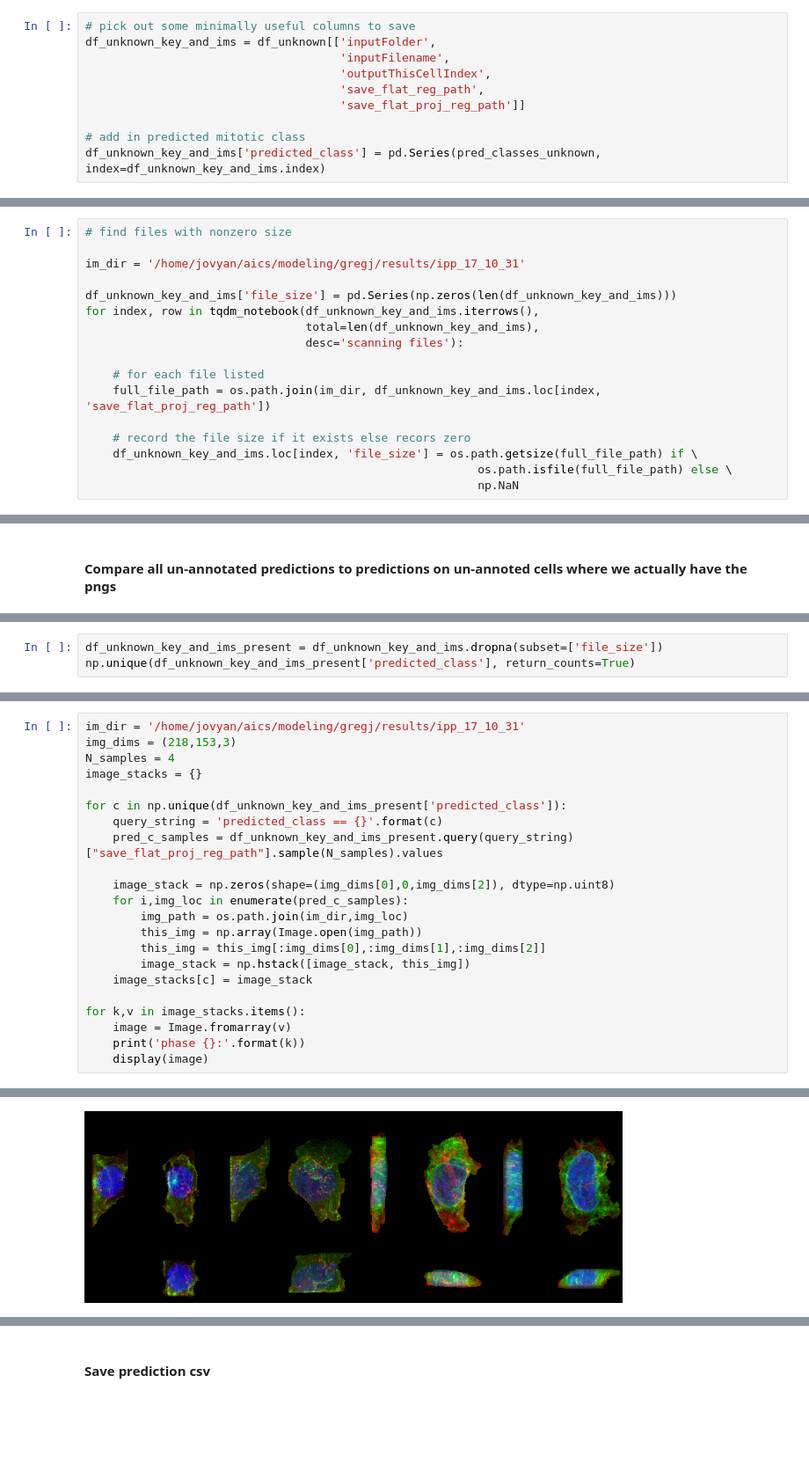
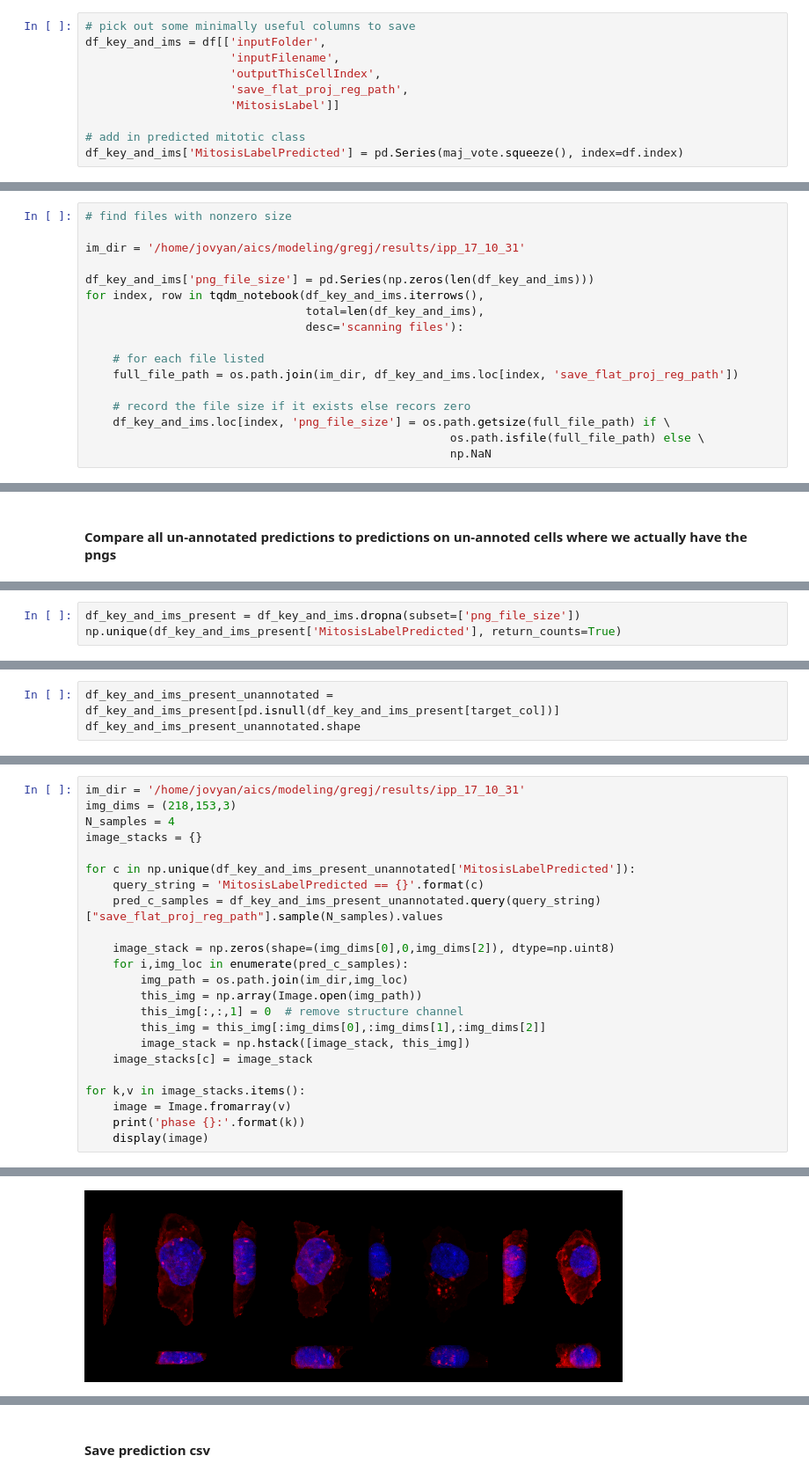
Before and after one commit to AllenCellModeling/lightgbm_mito, a Jupyter notebook: lightgbm_mito.ipynb, the cells around one changed output, grey strips where cells are left out. Shown at 88% size. Saved outputs shown, nothing was run; the diff lists cells and outputs as text; blank space fills up the shorter version.

Commit message:
updated splits and re-ran notebook

```diff
--- a/lightgbm_mito.ipynb
+++ b/lightgbm_mito.ipynb
@@ -415,14 +557,14 @@ np.unique(pred_classes_unknown, return_counts=True)
 ### Merge in predictions
 # %%
 # pick out some minimally useful columns to save
-df_unknown_key_and_ims = df_unknown[['inputFolder',
-                                     'inputFilename',
-                                     'outputThisCellIndex',
-                                     'save_flat_reg_path',
-                                     'save_flat_proj_reg_path']]
+df_key_and_ims = df[['inputFolder',
+                     'inputFilename',
+                     'outputThisCellIndex',
+                     'save_flat_proj_reg_path',
+                     'MitosisLabel']]
 
 # add in predicted mitotic class
-df_unknown_key_and_ims['predicted_class'] = pd.Series(pred_classes_unknown, index=df_unknown_key_and_ims.index)
+df_key_and_ims['MitosisLabelPredicted'] = pd.Series(maj_vote.squeeze(), index=df.index)
 # %% [output]
 A value is trying to be set on a copy of a slice from a DataFrame.
 Try using .loc[row_indexer,col_indexer] = value instead
@@ -442,18 +584,18 @@ df_unknown_key_and_ims.shape
 
 im_dir = '/home/jovyan/aics/modeling/gregj/results/ipp_17_10_31'
 
-df_unknown_key_and_ims['file_size'] = pd.Series(np.zeros(len(df_unknown_key_and_ims)))
-for index, row in tqdm_notebook(df_unknown_key_and_ims.iterrows(),
-                                total=len(df_unknown_key_and_ims),
+df_key_and_ims['png_file_size'] = pd.Series(np.zeros(len(df_key_and_ims)))
+for index, row in tqdm_notebook(df_key_and_ims.iterrows(),
+                                total=len(df_key_and_ims),
                                 desc='scanning files'):
 
     # for each file listed
-    full_file_path = os.path.join(im_dir, df_unknown_key_and_ims.loc[index, 'save_flat_proj_reg_path'])
+    full_file_path = os.path.join(im_dir, df_key_and_ims.loc[index, 'save_flat_proj_reg_path'])
 
     # record the file size if it exists else recors zero
-    df_unknown_key_and_ims.loc[index, 'file_size'] = os.path.getsize(full_file_path) if \
-                                                         os.path.isfile(full_file_path) else \
-                                                         np.NaN
+    df_key_and_ims.loc[index, 'png_file_size'] = os.path.getsize(full_file_path) if \
+                                                     os.path.isfile(full_file_path) else \
+                                                     np.NaN
 # %% [output]
 A value is trying to be set on a copy of a slice from a DataFrame.
 Try using .loc[row_indexer,col_indexer] = value instead
@@ -478,4 +620,4 @@ np.unique(df_unknown_key_and_ims['predicted_class'], return_counts=True)
 # %%
-df_unknown_key_and_ims_present = df_unknown_key_and_ims.dropna(subset=['file_size'])
-np.unique(df_unknown_key_and_ims_present['predicted_class'], return_counts=True)
+df_key_and_ims_present = df_key_and_ims.dropna(subset=['png_file_size'])
+np.unique(df_key_and_ims_present['MitosisLabelPredicted'], return_counts=True)
 # %% [output]
@@ -485,0 +628,3 @@ np.unique(df_unknown_key_and_ims_present['predicted_class'], return_counts=True)
+# %%
+df_key_and_ims_present_unannotated = df_key_and_ims_present[pd.isnull(df_key_and_ims_present[target_col])]
+df_key_and_ims_present_unannotated.shape
@@ -489,14 +636,15 @@ img_dims = (218,153,3)
 N_samples = 4
 image_stacks = {}
 
-for c in np.unique(df_unknown_key_and_ims_present['predicted_class']):
-    query_string = 'predicted_class == {}'.format(c)
-    pred_c_samples = df_unknown_key_and_ims_present.query(query_string)["save_flat_proj_reg_path"].sample(N_samples).values
+for c in np.unique(df_key_and_ims_present_unannotated['MitosisLabelPredicted']):
+    query_string = 'MitosisLabelPredicted == {}'.format(c)
+    pred_c_samples = df_key_and_ims_present_unannotated.query(query_string)["save_flat_proj_reg_path"].sample(N_samples).values
 
     image_stack = np.zeros(shape=(img_dims[0],0,img_dims[2]), dtype=np.uint8)
     for i,img_loc in enumerate(pred_c_samples):
         img_path = os.path.join(im_dir,img_loc)
         this_img = np.array(Image.open(img_path))
+        this_img[:,:,1] = 0  # remove structure channel
         this_img = this_img[:img_dims[0],:img_dims[1],:img_dims[2]]
         image_stack = np.hstack([image_stack, this_img])
     image_stacks[c] = image_stack
@@ -510 +658 @@ phase 0:
-[figure, old version]
+[figure, new version]
```
Also changed, not shown: parts of 36 cells of this notebook.
